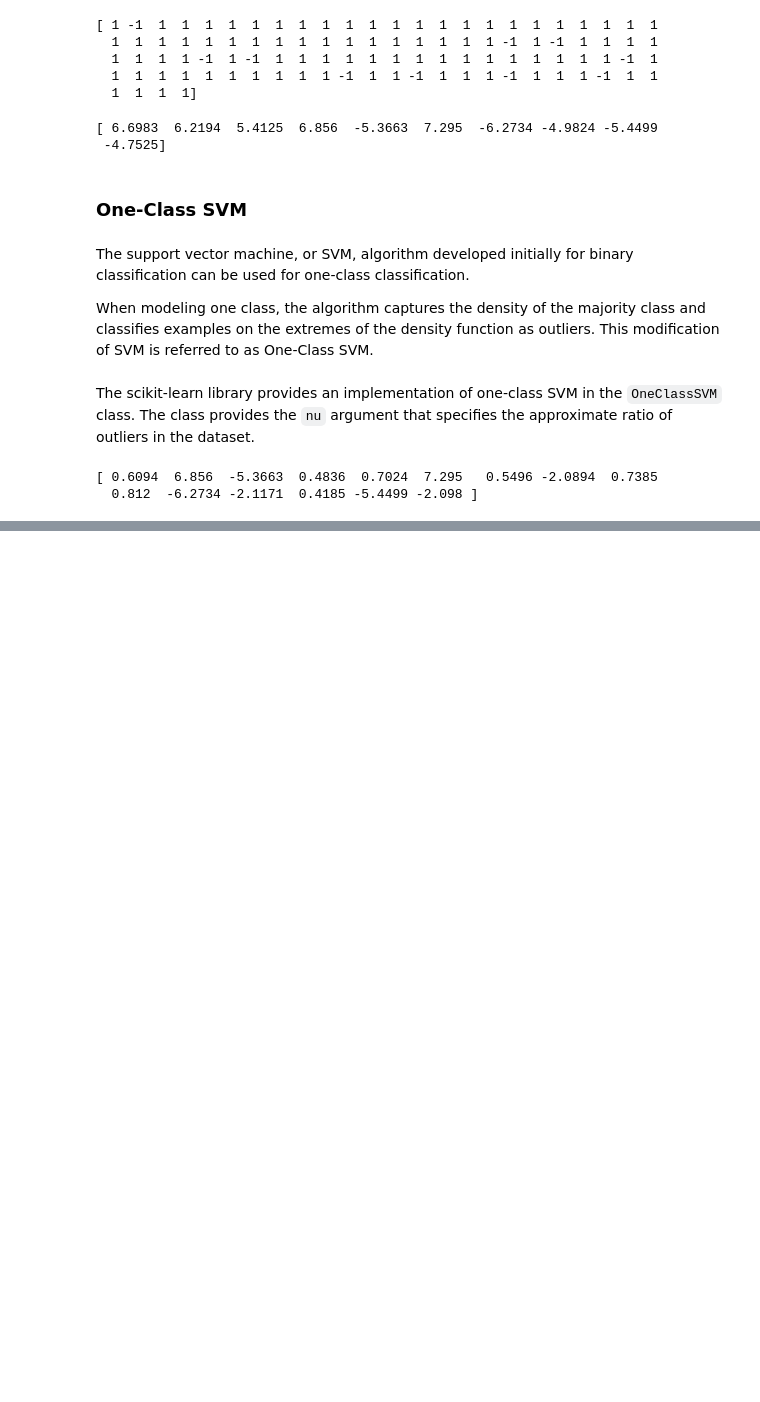
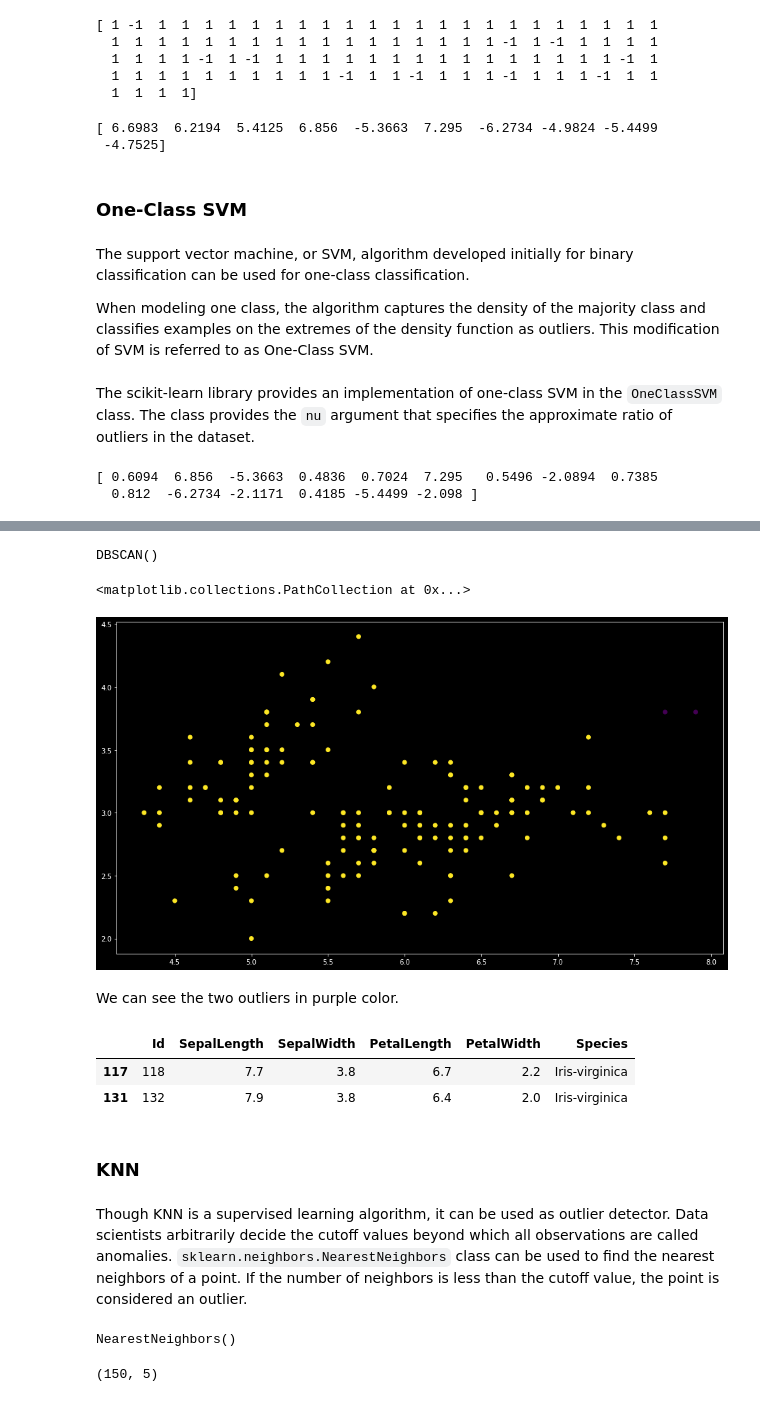
Before and after one commit to Hari31416/Placement, a Jupyter notebook: Notes/Misc/Anamoly_Detection.ipynb, the cells around one changed output, grey strips where cells are left out. Saved outputs shown, nothing was run; the diff lists cells and outputs as text; code cells hidden in the pictures; blank space fills up the shorter version.

```diff
--- a/Notes/Misc/Anamoly_Detection.ipynb
+++ b/Notes/Misc/Anamoly_Detection.ipynb
@@ -337,0 +349,3 @@ print(outlier)
+# %%
+df = pd.read_csv("https://raw.githubusercontent.com/Hari31416/Datasets/main/Iris.csv")
+df.head()
@@ -337,0 +359,26 @@ print(outlier)
+# %%
+from sklearn.cluster import DBSCAN
+dbscan=DBSCAN()
+dbscan.fit(df[['SepalLength', 'SepalWidth']])
+# %% [output]
+DBSCAN()
+# %%
+colors = dbscan.labels_
+plt.scatter(df["SepalLength"], df["SepalWidth"], c = colors)
+# %% [output]
+<matplotlib.collections.PathCollection at 0x...>
+[figure, added]
+# %% [markdown]
+We can see the two outliers in purple color.
+# %%
+mask = dbscan.labels_ == -1
+outlier = df[mask]
+outlier
+# %% [output]
+|  | Id | SepalLength | SepalWidth | PetalLength | PetalWidth | Species |
+| 117 | 118 | 7.7 | 3.8 | 6.7 | 2.2 | Iris-virginica |
+| 131 | 132 | 7.9 | 3.8 | 6.4 | 2.0 | Iris-virginica |
+# %% [markdown]
+### KNN
+# %% [markdown]
+Though KNN is a supervised learning algorithm, it can be used as outlier detector. Data scientists arbitrarily decide the cutoff values beyond which all observations are called anomalies. `sklearn.neighbors.NearestNeighbors` class can be used to find the nearest neighbors of a point. If the number of neighbors is less than the cutoff value, the point is considered an outlier.
@@ -337,0 +390,8 @@ print(outlier)
+# %%
+nn.fit(X)
+# %% [output]
+NearestNeighbors()
+# %%
+distance.shape
+# %% [output]
+(150, 5)
```
Also changed, not shown: parts of 22 cells of this notebook, 2 other files.
